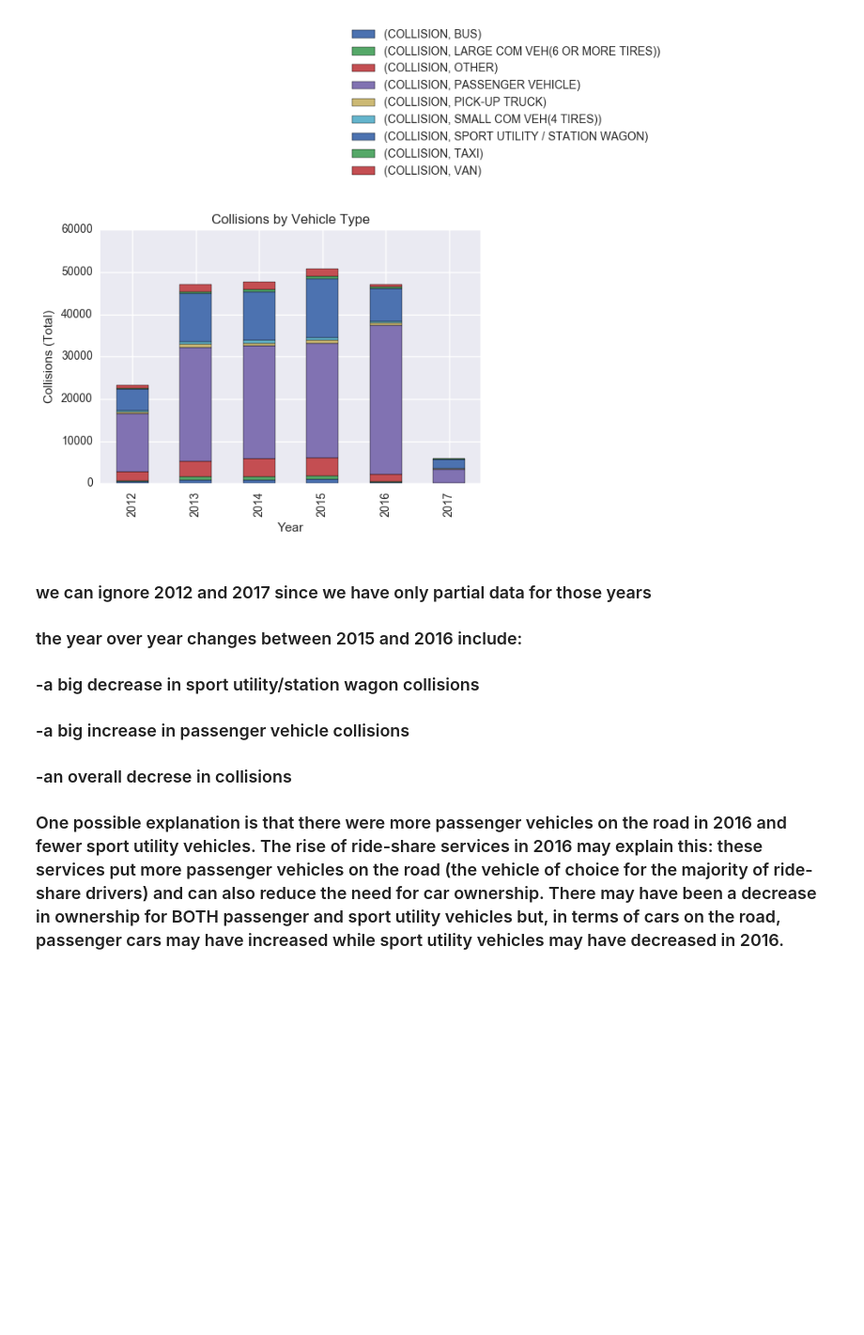
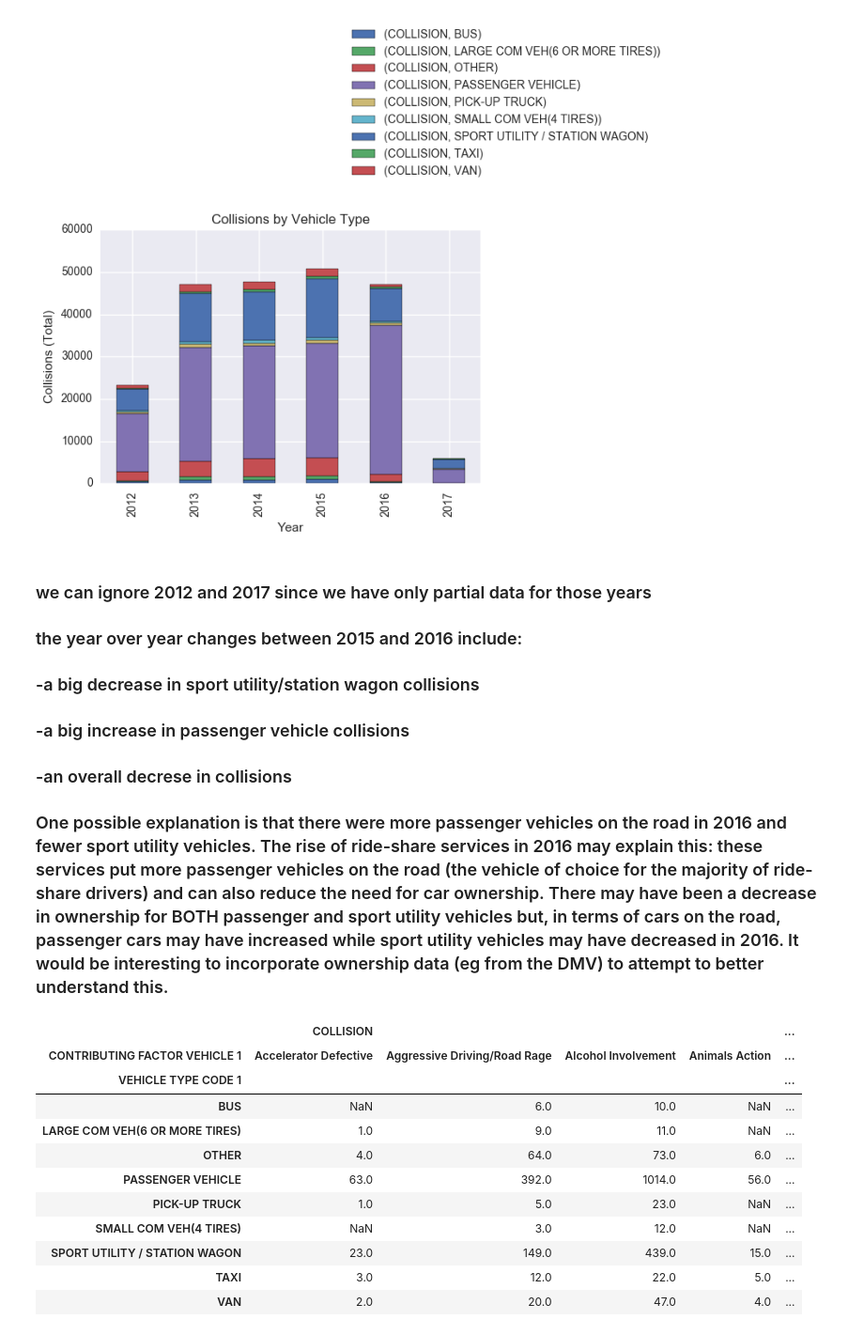
Before and after one commit to MarkDCorey/Various-EDA-projects, a Jupyter notebook: NYPD_COLLISION_DATA_ANALYSIS_BROOKLYN.ipynb, the cells around one changed output. Shown at 94% size. Saved outputs shown, nothing was run; the diff lists cells and outputs as text; code cells hidden in the pictures; blank space fills up the shorter version.

```diff
--- a/NYPD_COLLISION_DATA_ANALYSIS_BROOKLYN.ipynb
+++ b/NYPD_COLLISION_DATA_ANALYSIS_BROOKLYN.ipynb
@@ -921,4 +921,22 @@ stacked_bar_vehicle.legend(bbox_to_anchor=(1.5, 1.5),loc='center right')
 ###     -a big decrease in sport utility/station wagon collisions
 ###     -a big increase in passenger vehicle collisions
 ###     -an overall decrese in collisions
-### One possible explanation is that there were more passenger vehicles on the road in 2016 and fewer sport utility vehicles.   The rise of ride-share services in 2016 may explain this: these services put more passenger vehicles on the road (the vehicle of choice for the majority of ride-share drivers) and can also reduce the need for car ownership.  There may have been a decrease in ownership for BOTH passenger and sport utility vehicles but, in terms of cars on the road, passenger cars may have increased while sport utility vehicles may have decreased in 2016.
+### One possible explanation is that there were more passenger vehicles on the road in 2016 and fewer sport utility vehicles.   The rise of ride-share services in 2016 may explain this: these services put more passenger vehicles on the road (the vehicle of choice for the majority of ride-share drivers) and can also reduce the need for car ownership.  There may have been a decrease in ownership for BOTH passenger and sport utility vehicles but, in terms of cars on the road, passenger cars may have increased while sport utility vehicles may have decreased in 2016.  It would be interesting to incorporate ownership data (eg from the DMV) to attempt to better understand this.
+# %%
+vehicle_factor = vehicle_df[['VEHICLE TYPE CODE 1','CONTRIBUTING FACTOR VEHICLE 1','COLLISION']].groupby(\
+['VEHICLE TYPE CODE 1', 'CONTRIBUTING FACTOR VEHICLE 1']).sum()
+# %%
+vehicle_factor.unstack()
+# %% [output]
+|  | COLLISION |  |  |  | ... |
+| CONTRIBUTING FACTOR VEHICLE 1 | Accelerator Defective | Aggressive Driving/Road Rage | Alcohol Involvement | Animals Action | ... |
+| VEHICLE TYPE CODE 1 |  |  |  |  | ... |
+| BUS | NaN | 6.0 | 10.0 | NaN | ... |
+| LARGE COM VEH(6 OR MORE TIRES) | 1.0 | 9.0 | 11.0 | NaN | ... |
+| OTHER | 4.0 | 64.0 | 73.0 | 6.0 | ... |
+| PASSENGER VEHICLE | 63.0 | 392.0 | 1014.0 | 56.0 | ... |
+| PICK-UP TRUCK | 1.0 | 5.0 | 23.0 | NaN | ... |
+| SMALL COM VEH(4 TIRES) | NaN | 3.0 | 12.0 | NaN | ... |
+| SPORT UTILITY / STATION WAGON | 23.0 | 149.0 | 439.0 | 15.0 | ... |
+| TAXI | 3.0 | 12.0 | 22.0 | 5.0 | ... |
+| VAN | 2.0 | 20.0 | 47.0 | 4.0 | ... |
```
Also changed, not shown: parts of 1 cell of this notebook.
